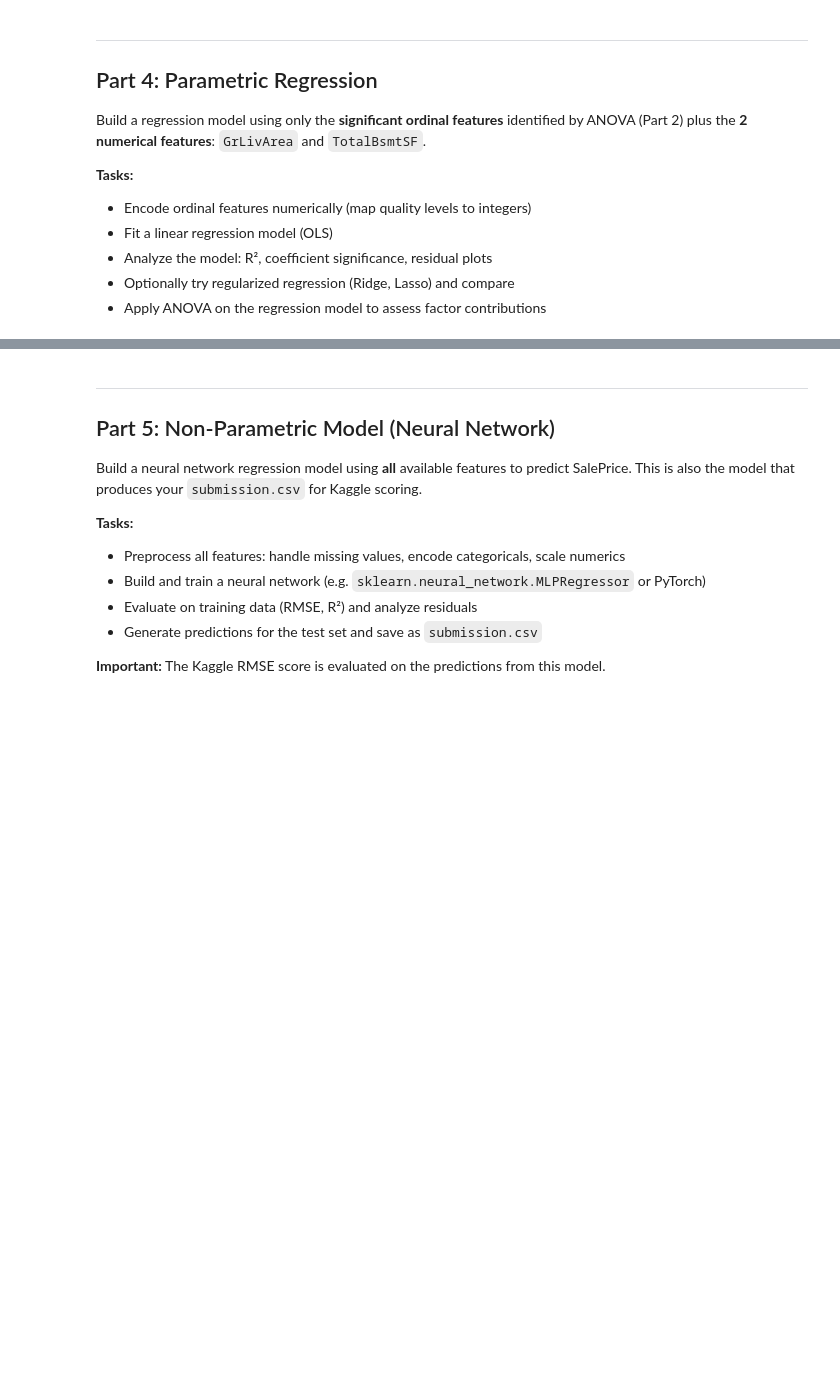
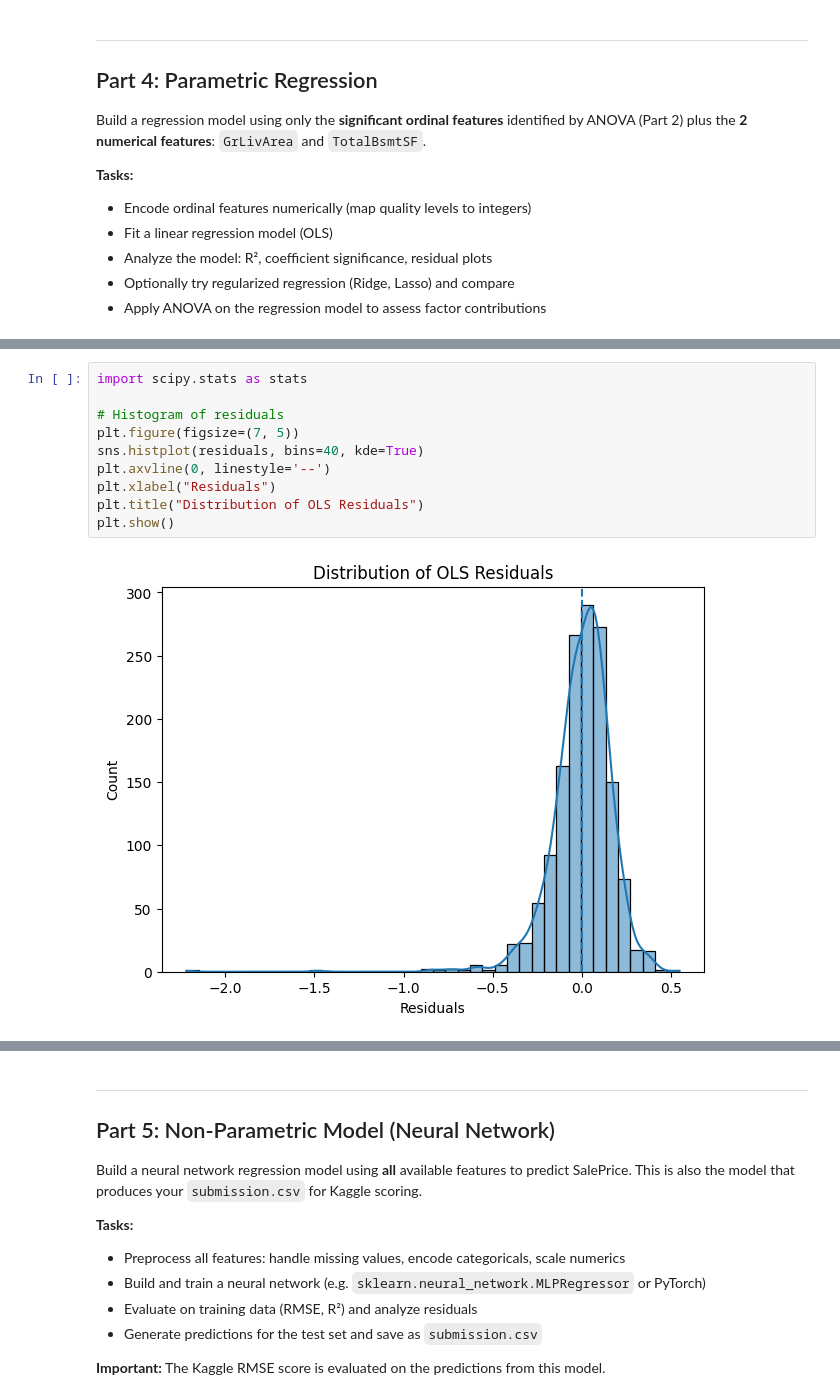
Before and after one commit to Ziedellouzi/house-prices-project, a Jupyter notebook: notebooks/project_TONID.ipynb, the cells around one changed output, grey strips where cells are left out. Cells and saved outputs as stored; diff of their text form; blank space fills up the shorter version.

```diff
--- a/notebooks/project_TONID.ipynb
+++ b/notebooks/project_TONID.ipynb
@@ -977,0 +1288,12 @@ Build a regression model using only the **significant ordinal features** identif
+# %%
+import scipy.stats as stats
+
+# Histogram of residuals
+plt.figure(figsize=(7, 5))
+sns.histplot(residuals, bins=40, kde=True)
+plt.axvline(0, linestyle='--')
+plt.xlabel("Residuals")
+plt.title("Distribution of OLS Residuals")
+plt.show()
+# %% [output]
+[figure, added]
```
Also changed, not shown: parts of 60 cells of this notebook, 17 other files.
